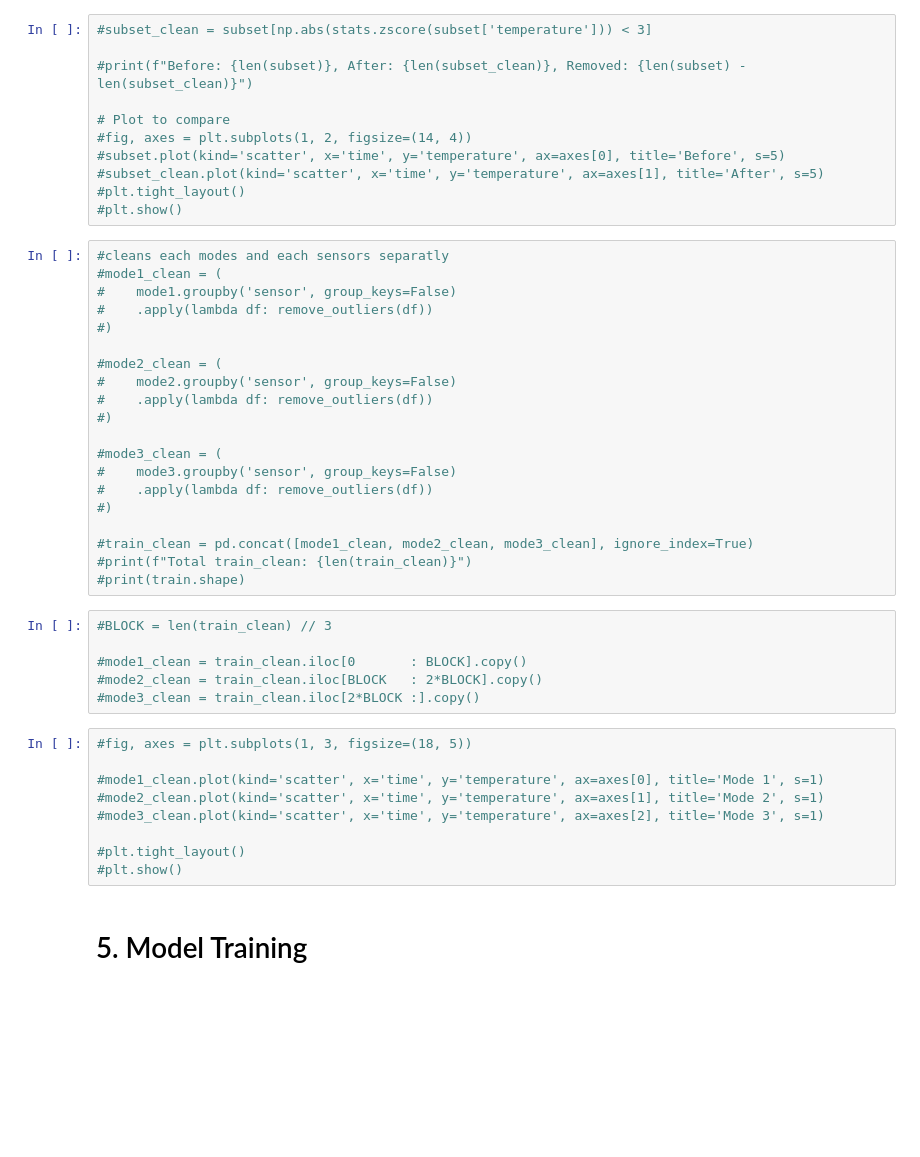
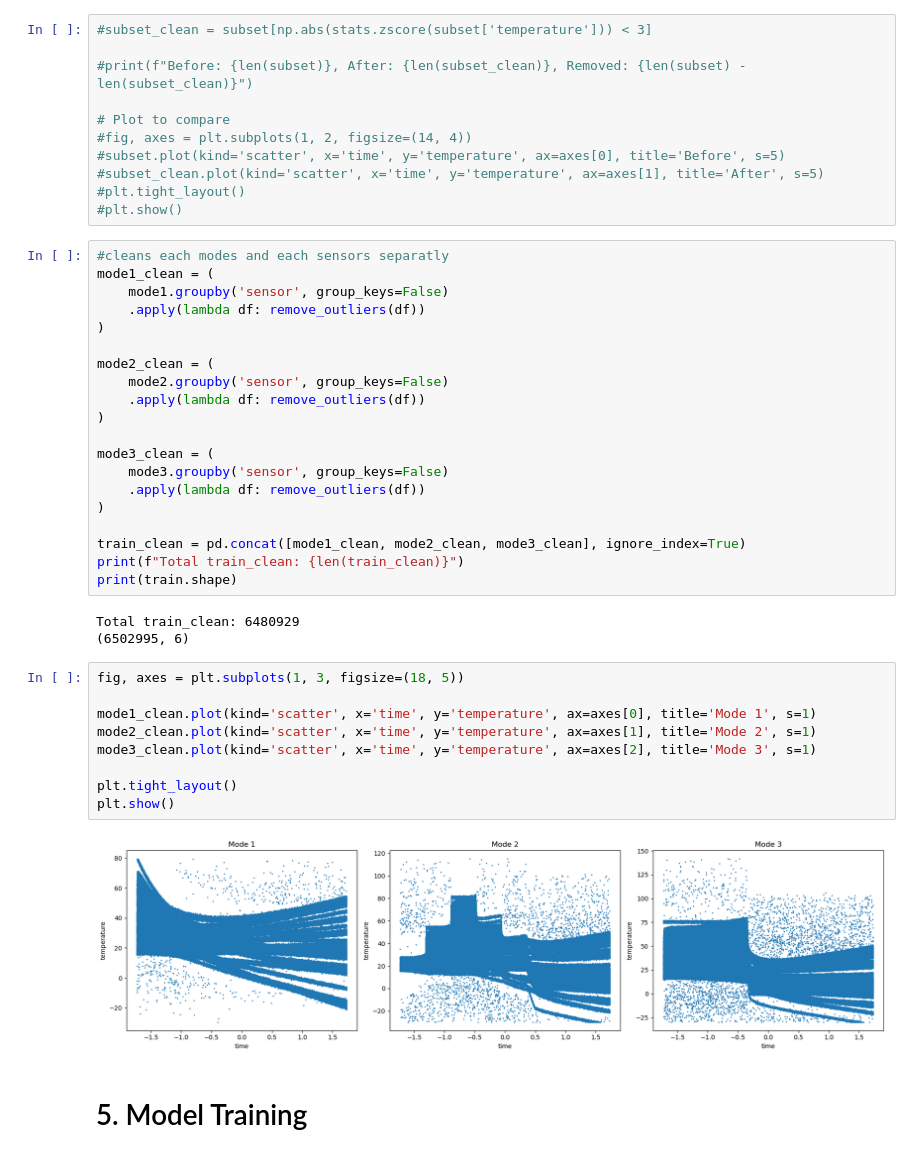
Before and after one commit to alicebeast/FinalProject_ML, a Jupyter notebook: train.ipynb, the cells around one changed output. Cells and saved outputs as stored; diff of their text form; blank space fills up the shorter version.

```diff
--- a/train.ipynb
+++ b/train.ipynb
@@ -388,39 +361,38 @@ plt.show()
 #plt.show()
 # %%
 #cleans each modes and each sensors separatly
-#mode1_clean = (
-#    mode1.groupby('sensor', group_keys=False)
-#    .apply(lambda df: remove_outliers(df))
-#)
+mode1_clean = (
+    mode1.groupby('sensor', group_keys=False)
+    .apply(lambda df: remove_outliers(df))
+)
 
-#mode2_clean = (
-#    mode2.groupby('sensor', group_keys=False)
-#    .apply(lambda df: remove_outliers(df))
-#)
+mode2_clean = (
+    mode2.groupby('sensor', group_keys=False)
+    .apply(lambda df: remove_outliers(df))
+)
 
-#mode3_clean = (
-#    mode3.groupby('sensor', group_keys=False)
-#    .apply(lambda df: remove_outliers(df))
-#)
+mode3_clean = (
+    mode3.groupby('sensor', group_keys=False)
+    .apply(lambda df: remove_outliers(df))
+)
 
-#train_clean = pd.concat([mode1_clean, mode2_clean, mode3_clean], ignore_index=True)
-#print(f"Total train_clean: {len(train_clean)}")
-#print(train.shape)
+train_clean = pd.concat([mode1_clean, mode2_clean, mode3_clean], ignore_index=True)
+print(f"Total train_clean: {len(train_clean)}")
+print(train.shape)
+# %% [output]
+Total train_clean: 6480929
+(6502995, 6)
-# %%
-#BLOCK = len(train_clean) // 3
-
-#mode1_clean = train_clean.iloc[0       : BLOCK].copy()
-#mode2_clean = train_clean.iloc[BLOCK   : 2*BLOCK].copy()
-#mode3_clean = train_clean.iloc[2*BLOCK :].copy()
 # %%
-#fig, axes = plt.subplots(1, 3, figsize=(18, 5))
+fig, axes = plt.subplots(1, 3, figsize=(18, 5))
 
-#mode1_clean.plot(kind='scatter', x='time', y='temperature', ax=axes[0], title='Mode 1', s=1)
-#mode2_clean.plot(kind='scatter', x='time', y='temperature', ax=axes[1], title='Mode 2', s=1)
-#mode3_clean.plot(kind='scatter', x='time', y='temperature', ax=axes[2], title='Mode 3', s=1)
+mode1_clean.plot(kind='scatter', x='time', y='temperature', ax=axes[0], title='Mode 1', s=1)
+mode2_clean.plot(kind='scatter', x='time', y='temperature', ax=axes[1], title='Mode 2', s=1)
+mode3_clean.plot(kind='scatter', x='time', y='temperature', ax=axes[2], title='Mode 3', s=1)
 
-#plt.tight_layout()
-#plt.show()
+plt.tight_layout()
+plt.show()
+# %% [output]
+[figure, added]
 # %% [markdown]
 # 5. Model Training
 # %% [markdown]
```
Also changed, not shown: parts of 14 cells of this notebook.
